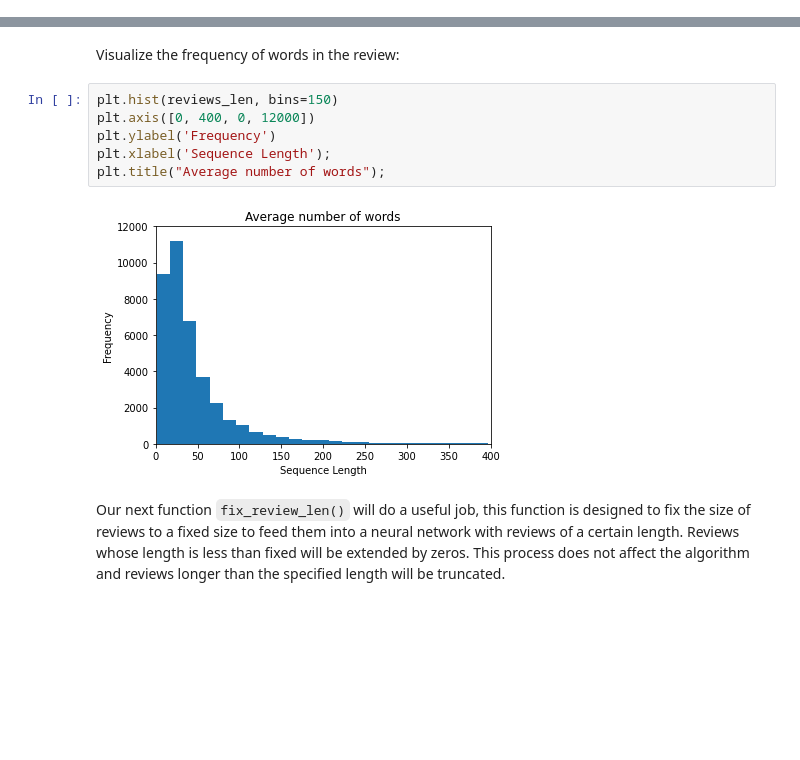
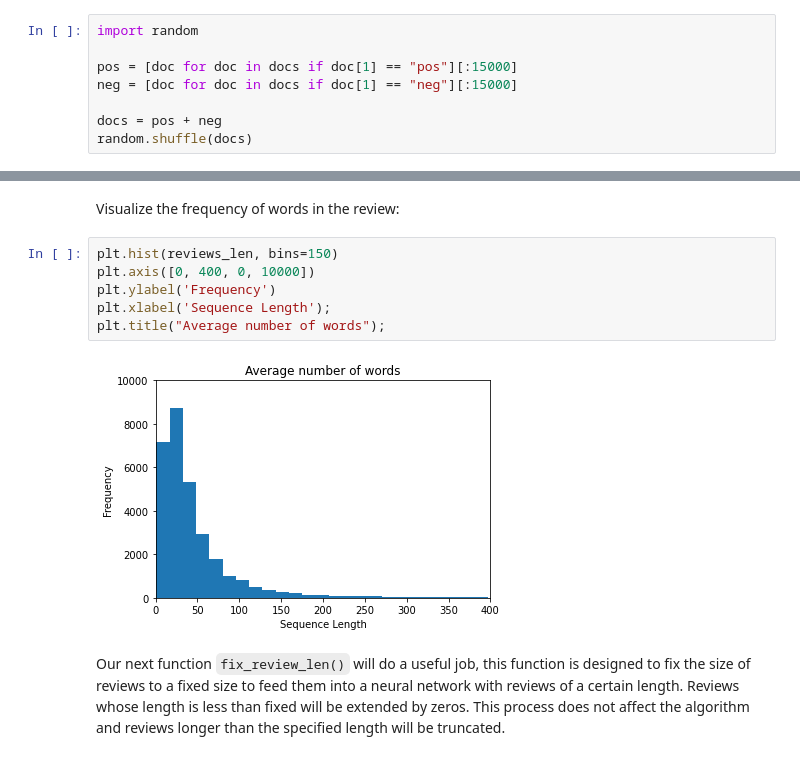
Before and after one commit to jackshendrikov/sentimento, a Jupyter notebook: Part III - Training and Development of Different LSTM Models.ipynb, the cells around one changed output, grey strips where cells are left out. Drawn from its saved outputs; the diff is of its cells as text; blank space fills up the shorter version.

```diff
--- a/Part III - Training and Development of Different LSTM Models.ipynb
+++ b/Part III - Training and Development of Different LSTM Models.ipynb
@@ -32,6 +38,14 @@ Firstly, we will load the sample data we processed in the first part:
 # %%
 with open('documents.pql', 'rb') as f:
      docs = pickle.load(f)
+# %%
+import random
+
+pos = [doc for doc in docs if doc[1] == "pos"][:15000]
+neg = [doc for doc in docs if doc[1] == "neg"][:15000]
+
+docs = pos + neg
+random.shuffle(docs)
 # %%
 print("Number of documents:", len(docs))
 # %% [output]
@@ -100,12 +114,12 @@ Review with more than 400 words: 126
 Visualize the frequency of words in the review:
 # %%
 plt.hist(reviews_len, bins=150)
-plt.axis([0, 400, 0, 12000])
+plt.axis([0, 400, 0, 10000])
 plt.ylabel('Frequency')
 plt.xlabel('Sequence Length');
 plt.title("Average number of words");
 # %% [output]
-[figure, old version]
+[figure, new version]
 # %% [markdown]
 Our next function `fix_review_len()` will do a useful job, this function is designed to fix the size of reviews to a fixed size to feed them into a neural network with reviews of a certain length. Reviews whose length is less than fixed will be extended by zeros. This process does not affect the algorithm and reviews longer than the specified length will be truncated.
 # %%
```
Also changed, not shown: parts of 38 cells of this notebook, 5 other files.
